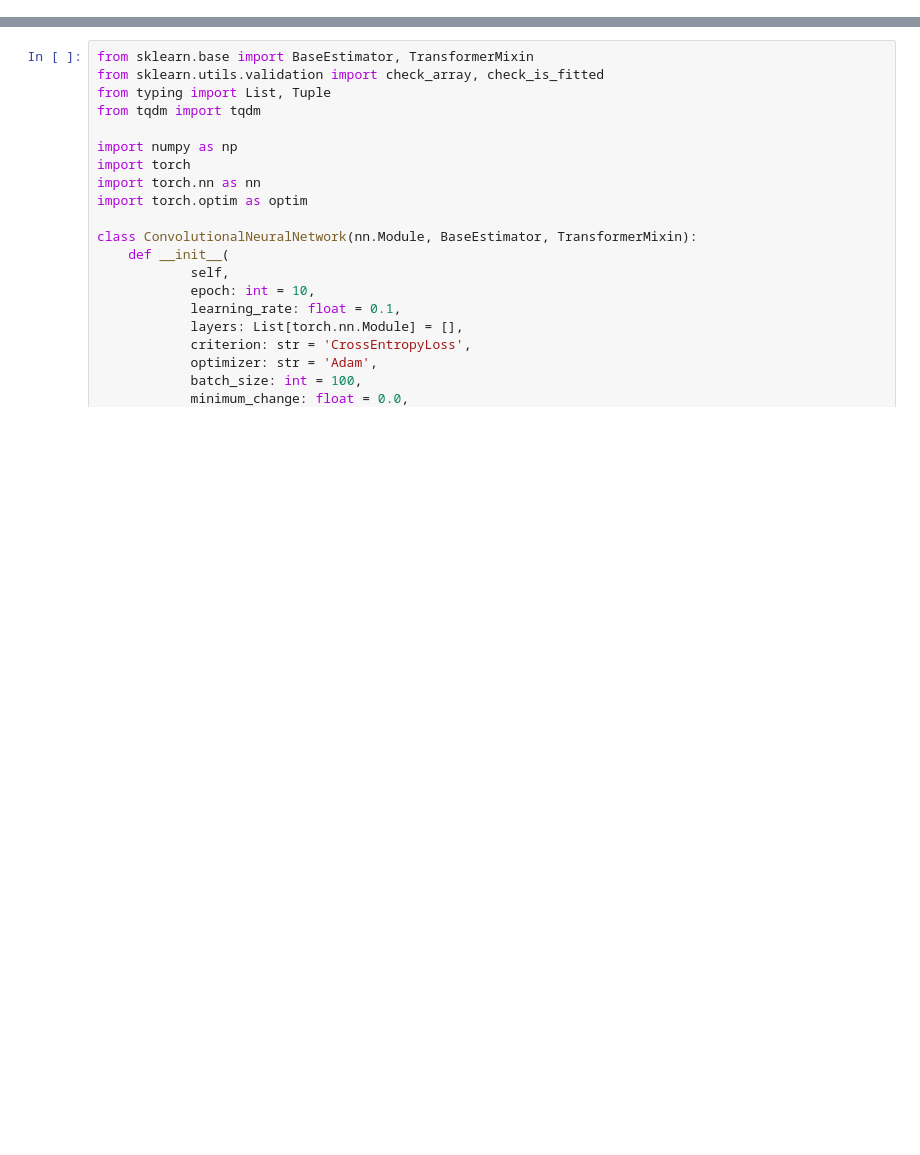
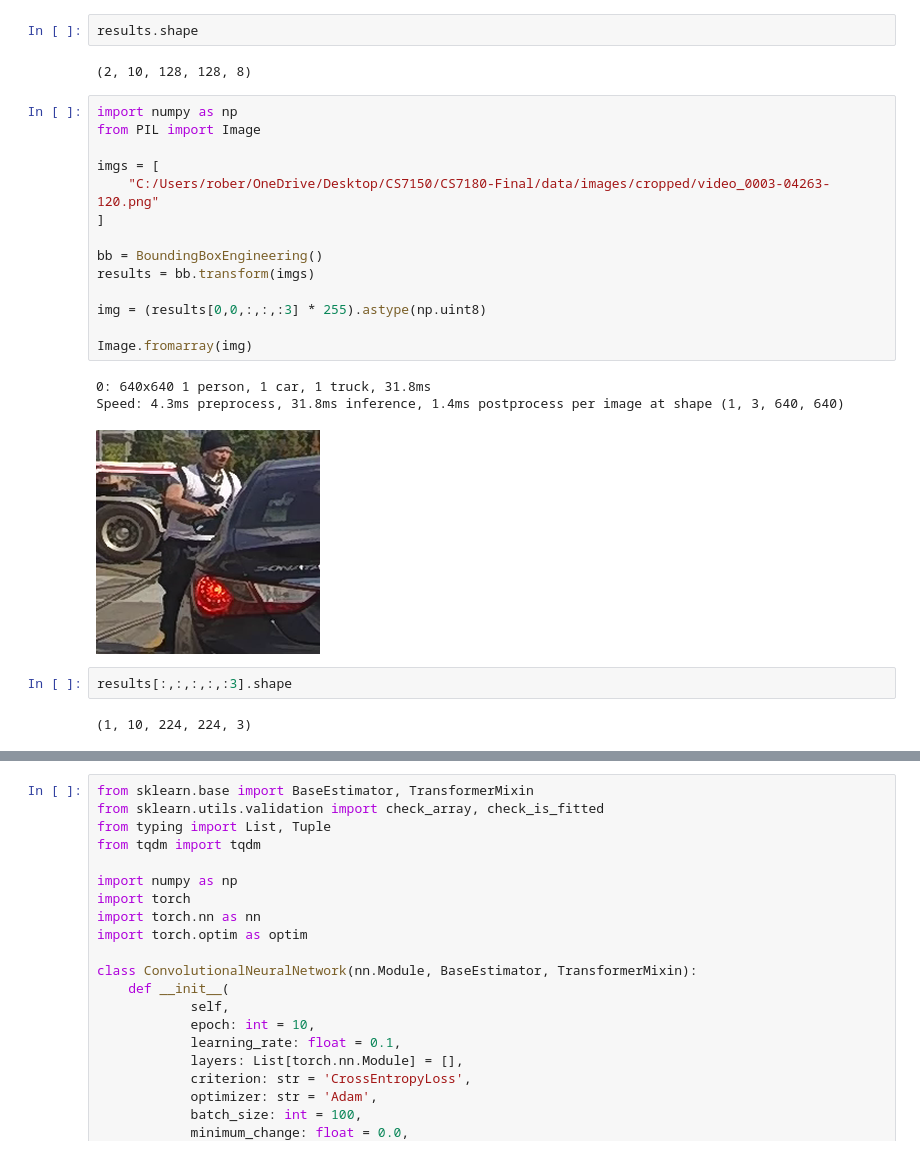
Before and after one commit to RobertDeLaCruzNEU/CS7180-Final, a Jupyter notebook: models/example.ipynb, the cells around one changed output, grey strips where cells are left out. Drawn from its saved outputs; the diff is of its cells as text; blank space fills up the shorter version.

Commit message:
updated preprocessor

```diff
--- a/models/example.ipynb
+++ b/models/example.ipynb
@@ -87,0 +98,26 @@ Speed: 2.4ms preprocess, 32.3ms inference, 1.1ms postprocess per image at shape
+# %%
+results.shape
+# %% [output]
+(2, 10, 128, 128, 8)
+# %%
+import numpy as np
+from PIL import Image
+
+imgs = [
+    "C:/Users/rober/OneDrive/Desktop/CS7150/CS7180-Final/data/images/cropped/video_0003-04263-120.png"
+]
+
+bb = BoundingBoxEngineering()
+results = bb.transform(imgs)
+
+img = (results[0,0,:,:,:3] * 255).astype(np.uint8)
+
+Image.fromarray(img)
+# %% [output]
+0: 640x640 1 person, 1 car, 1 truck, 31.8ms
+Speed: 4.3ms preprocess, 31.8ms inference, 1.4ms postprocess per image at shape (1, 3, 640, 640)
+[figure, added]
+# %%
+results[:,:,:,:,:3].shape
+# %% [output]
+(1, 10, 224, 224, 3)
```
Also changed, not shown: parts of 5 cells of this notebook, 2 other files.
